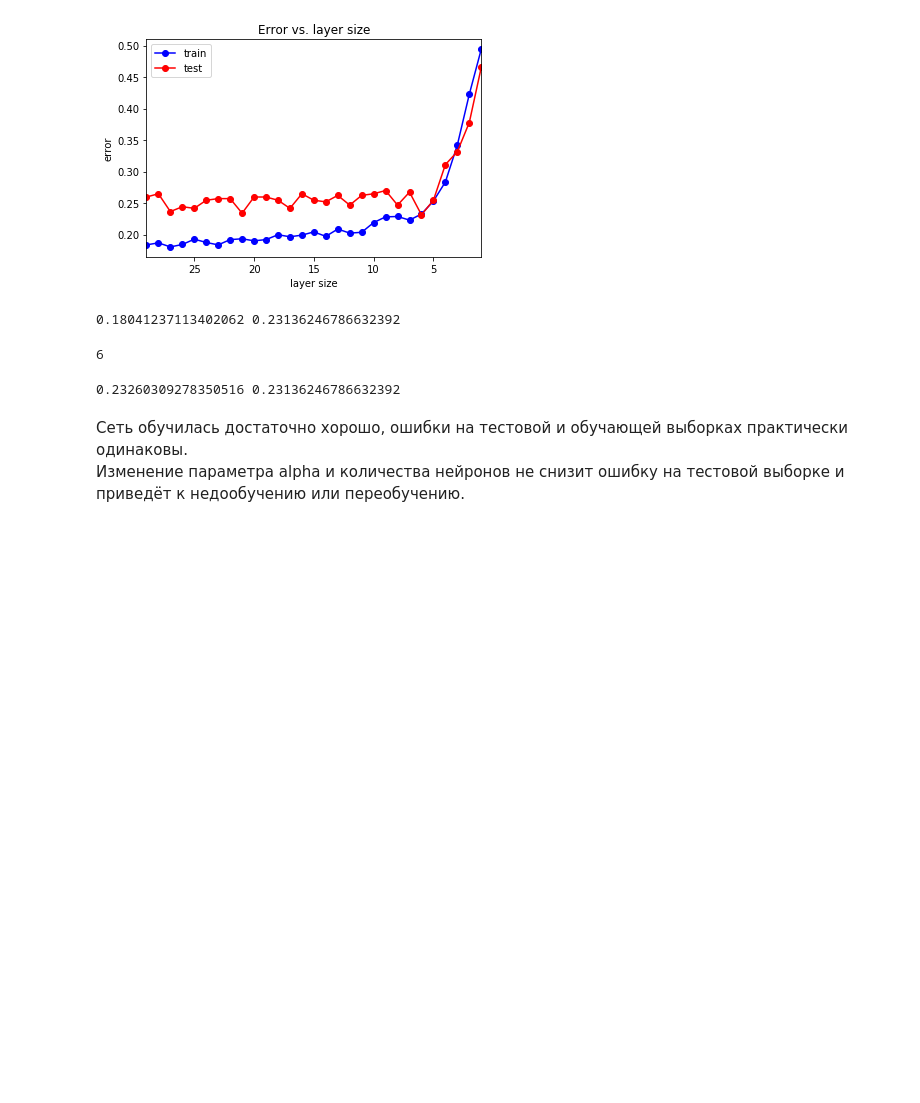
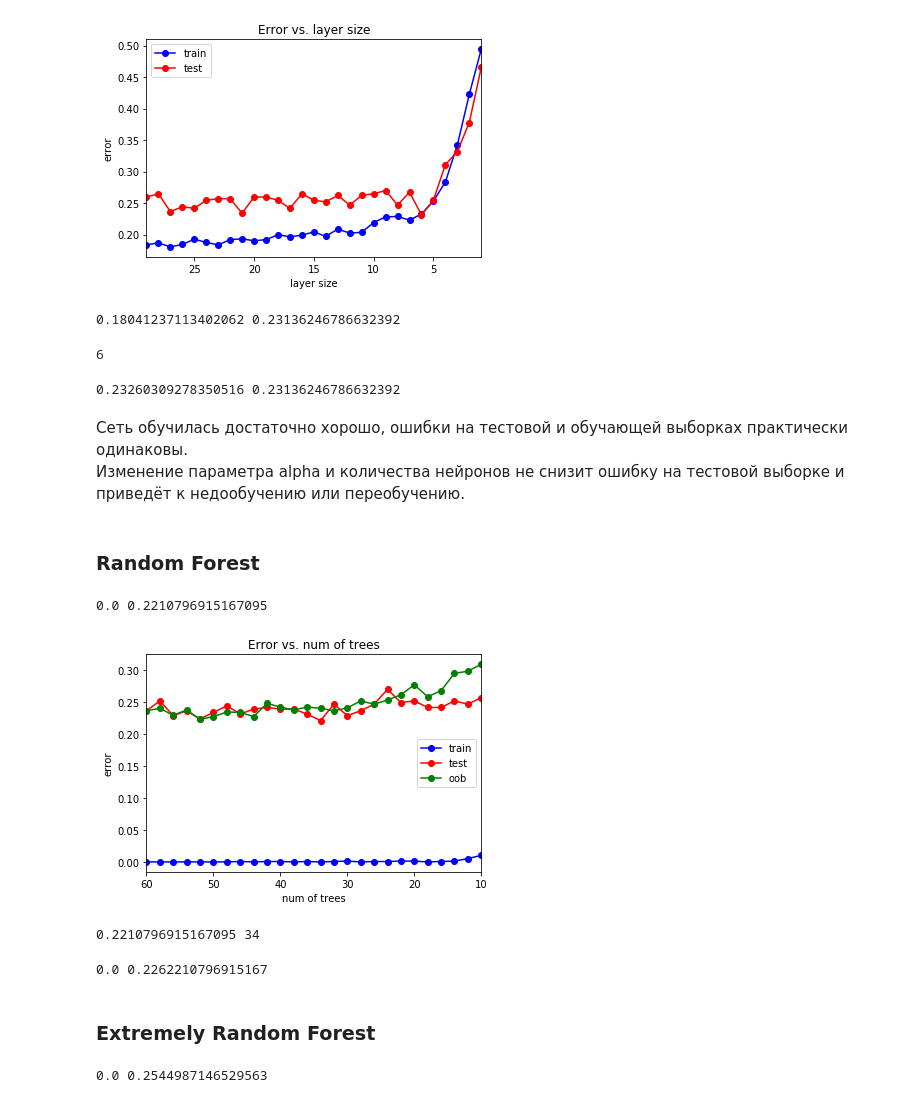
Before and after one commit to Pletnev-N/MachineLearningLabs, a Jupyter notebook: steel_plates.ipynb, the cells around one changed output. Cells and saved outputs as stored; diff of their text form; code cells hidden in the pictures; blank space fills up the shorter version.

```diff
--- a/steel_plates.ipynb
+++ b/steel_plates.ipynb
@@ -350,3 +350,70 @@ print(err_train, err_test)
 # %% [markdown]
 Сеть обучилась достаточно хорошо, ошибки на тестовой и обучающей выборках практически одинаковы.
 Изменение параметра alpha и количества нейронов не снизит ошибку на тестовой выборке и приведёт к недообучению или переобучению.
+# %% [markdown]
+### Random Forest
+# %%
+from sklearn import ensemble
+rf = ensemble.RandomForestClassifier(n_estimators = 100)
+rf.fit(X_train, y_train)
+
+err_train = np.mean(y_train != rf.predict(X_train))
+err_test  = np.mean(y_test  != rf.predict(X_test))
+
+print(err_train, err_test)
+# %% [output]
+0.0 0.2210796915167095
+# %%
+tree_num_arr = np.arange(10, 62, 2)
+test_err = []
+train_err = []
+oob_err = []
+for tree_num in tree_num_arr:
+    rf = ensemble.RandomForestClassifier(n_estimators = tree_num, oob_score=True)
+    rf.fit(X_train, y_train)
+
+    train_err.append(np.mean(y_train != rf.predict(X_train)))
+    test_err.append(np.mean(y_test != rf.predict(X_test)))
+    oob_err.append(1 - rf.oob_score_)
+
+plt.plot(tree_num_arr, train_err, 'b-o', label = 'train')
+plt.plot(tree_num_arr, test_err, 'r-o', label = 'test')
+plt.plot(tree_num_arr, oob_err, 'g-o', label = 'oob')
+plt.xlim([np.max(tree_num_arr), np.min(tree_num_arr)])
+plt.title('Error vs. num of trees')
+plt.xlabel('num of trees')
+plt.ylabel('error')
+plt.legend()
+pass
+# %% [output]
+[figure, added]
+# %%
+min_test_err = np.min(test_err)
+tree_num = tree_num_arr[test_err == min_test_err]
+tree_num = tree_num[0]
+print(min_test_err, tree_num)
+# %% [output]
+0.2210796915167095 34
+# %%
+from sklearn import ensemble
+rf = ensemble.RandomForestClassifier(n_estimators = tree_num)
+rf.fit(X_train, y_train)
+
+err_train = np.mean(y_train != rf.predict(X_train))
+err_test  = np.mean(y_test  != rf.predict(X_test))
+
+print(err_train, err_test)
+# %% [output]
+0.0 0.2262210796915167
+# %% [markdown]
+### Extremely Random Forest
+# %%
+ert = ensemble.ExtraTreesClassifier(n_estimators = 100)
+ert.fit(X_train, y_train)
+
+err_train = np.mean(y_train != ert.predict(X_train))
+err_test  = np.mean(y_test  != ert.predict(X_test))
+
+print(err_train, err_test)
+# %% [output]
+0.0 0.2544987146529563
```
Also changed, not shown: parts of 19 cells of this notebook.
